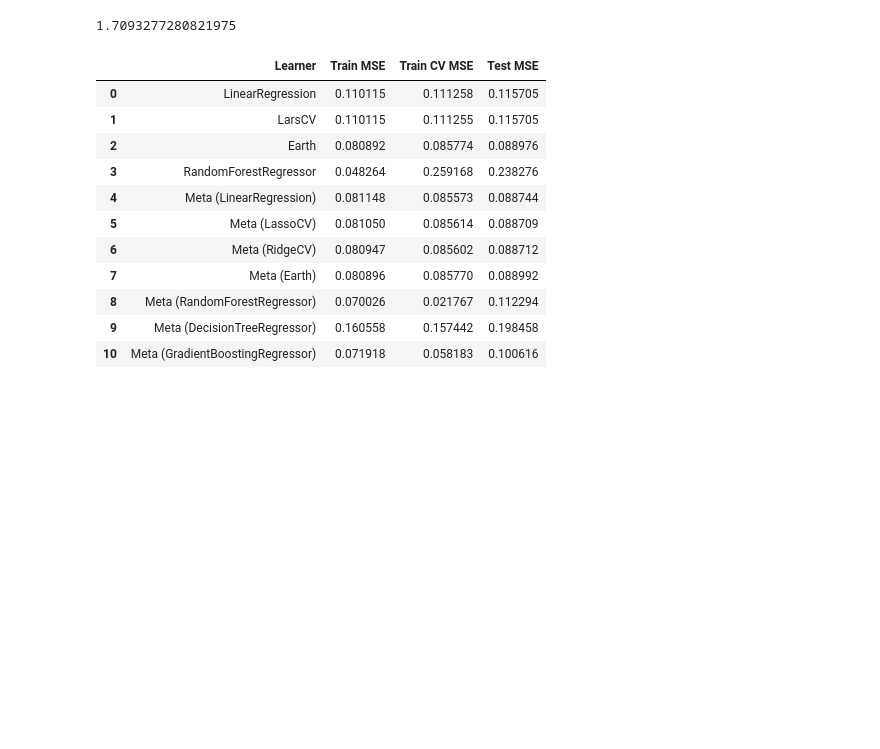
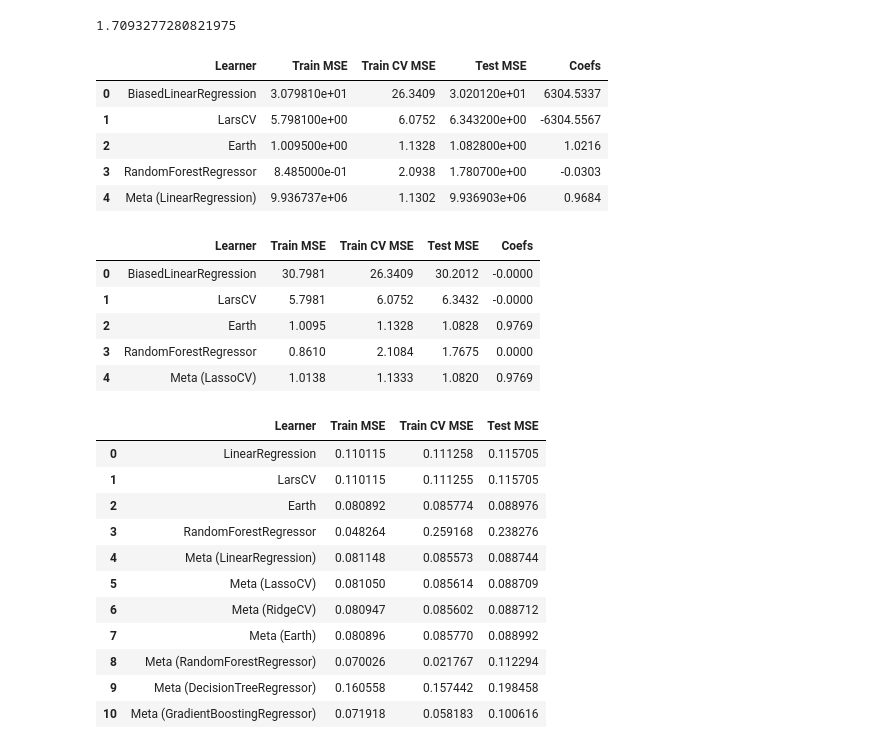
Before and after one commit to Akababa/super-learner, a Jupyter notebook: Collinearity.ipynb, the cells around one changed output. Cells and saved outputs as stored; diff of their text form; code cells hidden in the pictures; blank space fills up the shorter version.

Commit message:
collinearity with biased candidate learner example

```diff
--- a/Collinearity.ipynb
+++ b/Collinearity.ipynb
@@ -118,6 +120,28 @@ sl_ols.mse(*test2)
 sl_lasso.mse(*test2)
 # %% [output]
 1.7093277280821975
+# %%
+from bias import BiasedLinearRegression
+
+# Show contrived consequence of coefficient instability
+cands_b=[BiasedLinearRegression()]+cands[1:]
+sl_ols_b=SuperLearner(cand_learners=cands_b,V=10,meta_learner=ols)
+sl_lasso_b=SuperLearner(cand_learners=cands_b,V=10,meta_learner=lasso)
+display(sl_ols_b.debug(*train1,*test1))
+display(sl_lasso_b.debug(*train1,*test1))
+# %% [output]
+|  | Learner | Train MSE | Train CV MSE | Test MSE | Coefs |
+| 0 | BiasedLinearRegression | 3.079810e+01 | 26.3409 | 3.020120e+01 | 6304.5337 |
+| 1 | LarsCV | 5.798100e+00 | 6.0752 | 6.343200e+00 | -6304.5567 |
+| 2 | Earth | 1.009500e+00 | 1.1328 | 1.082800e+00 | 1.0216 |
+| 3 | RandomForestRegressor | 8.485000e-01 | 2.0938 | 1.780700e+00 | -0.0303 |
+| 4 | Meta (LinearRegression) | 9.936737e+06 | 1.1302 | 9.936903e+06 | 0.9684 |
+|  | Learner | Train MSE | Train CV MSE | Test MSE | Coefs |
+| 0 | BiasedLinearRegression | 30.7981 | 26.3409 | 30.2012 | -0.0000 |
+| 1 | LarsCV | 5.7981 | 6.0752 | 6.3432 | -0.0000 |
+| 2 | Earth | 1.0095 | 1.1328 | 1.0828 | 0.9769 |
+| 3 | RandomForestRegressor | 0.8610 | 2.1084 | 1.7675 | 0.0000 |
+| 4 | Meta (LassoCV) | 1.0138 | 1.1333 | 1.0820 | 0.9769 |
 # %%
 # Second simulation (low noise linear)
 def sim2(n, noise_ratio=0.1, seed=seed):
```
Also changed, not shown: parts of 2 cells of this notebook.
